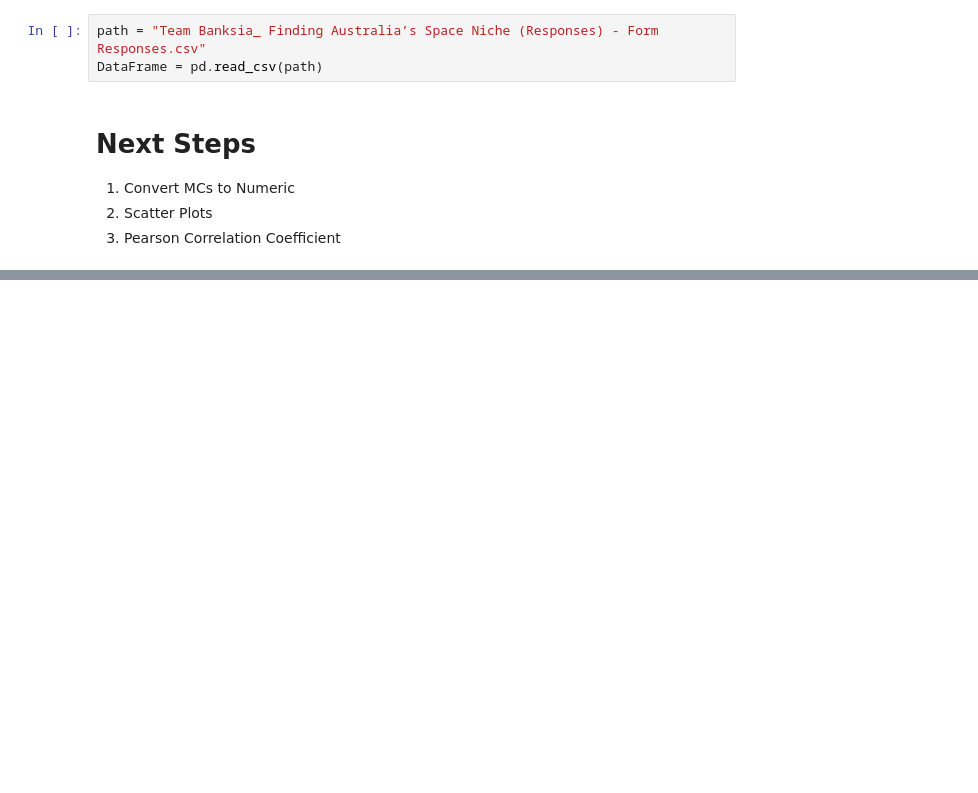
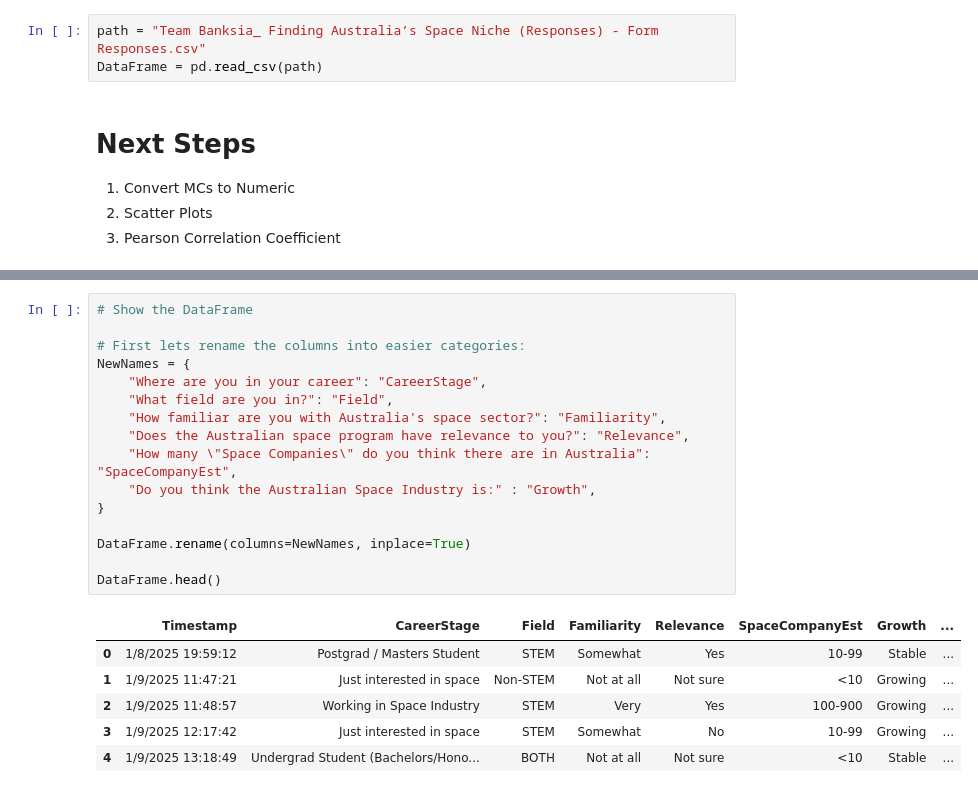
Before and after one commit to CJonesANU/2025-ASTRA-Banksia, a Jupyter notebook: DataAnalysis.ipynb, the cells around one changed output, grey strips where cells are left out. Drawn from its saved outputs; the diff is of its cells as text; blank space fills up the shorter version.

```diff
--- a/DataAnalysis.ipynb
+++ b/DataAnalysis.ipynb
@@ -22,0 +13,23 @@ DataFrame.head()
+# %%
+# Show the DataFrame
+
+# First lets rename the columns into easier categories:
+NewNames = {
+    "Where are you in your career": "CareerStage",
+    "What field are you in?": "Field",
+    "How familiar are you with Australia's space sector?": "Familiarity",
+    "Does the Australian space program have relevance to you?": "Relevance",
+    "How many \"Space Companies\" do you think there are in Australia": "SpaceCompanyEst",
+    "Do you think the Australian Space Industry is:" : "Growth",
+}
+
+DataFrame.rename(columns=NewNames, inplace=True)
+
+DataFrame.head()
+# %% [output]
+|  | Timestamp | CareerStage | Field | Familiarity | Relevance | SpaceCompanyEst | Growth | ... |
+| 0 | 1/8/2025 19:59:12 | Postgrad / Masters Student | STEM | Somewhat | Yes | 10-99 | Stable | ... |
+| 1 | 1/9/2025 11:47:21 | Just interested in space | Non-STEM | Not at all | Not sure | <10 | Growing | ... |
+| 2 | 1/9/2025 11:48:57 | Working in Space Industry | STEM | Very | Yes | 100-900 | Growing | ... |
+| 3 | 1/9/2025 12:17:42 | Just interested in space | STEM | Somewhat | No | 10-99 | Growing | ... |
+| 4 | 1/9/2025 13:18:49 | Undergrad Student (Bachelors/Hono... | BOTH | Not at all | Not sure | <10 | Stable | ... |
```
Also changed, not shown: parts of 8 cells of this notebook.
